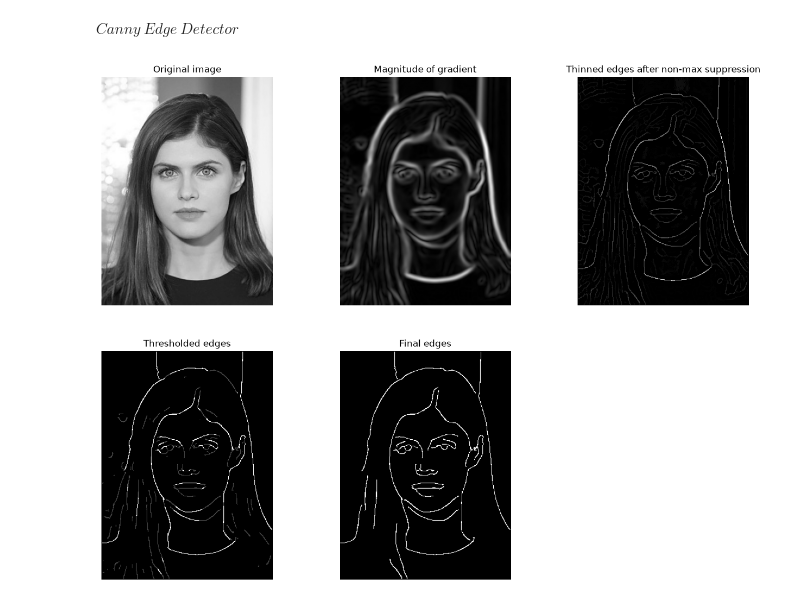
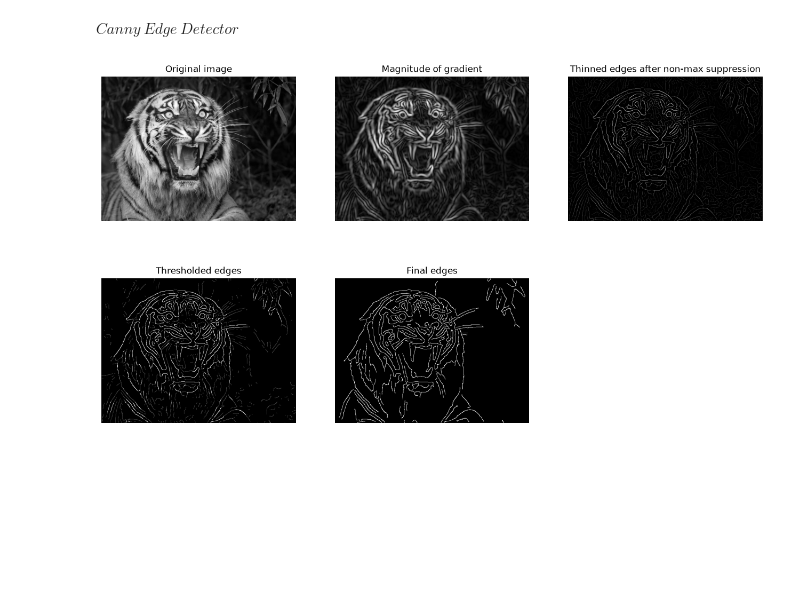
Before and after one commit to codingNR29/Image-processing, a Jupyter notebook: 04 Edges, Corners and Blobs.ipynb, the cells around one changed output. Cells and saved outputs as stored; diff of their text form; code cells hidden in the pictures; blank space fills up the shorter version.

Commit message:
Tiger image looks better :)

```diff
--- a/04 Edges, Corners and Blobs.ipynb
+++ b/04 Edges, Corners and Blobs.ipynb
@@ -129,7 +129,7 @@ plt.show()
 $Canny\ Edge\ Detector$
 # %%
 #Loaging the image
-im_new = cv.imread('images/Alexandra.jpg', cv.IMREAD_GRAYSCALE)
+im_new = cv.imread('images/Tiger.jpg', cv.IMREAD_GRAYSCALE)
 assert im_new is not None
 
 sigma = 1.5
@@ -287,32 +287,32 @@ def linking(thresholded_img, strong = 255, weak = 75):
                     edges[ni, nj] = strong
 
                     #Add to the queue
                     queue.append((ni, nj))
 
     return edges
 
 #Calling the linking function
 im_edgs = linking(im_thresh, strong, weak)
 
-fig, ax = plt.subplots(2, 3, figsize = (16, 12))
+fig, ax = plt.subplots(2, 3, figsize = (16, 9))
 ax[0, 0].imshow(im_new, cmap = 'grey', vmin = 0, vmax = 255)
 ax[0, 0].set_title("Original image")
 
 ax[0, 1].imshow(im_mag_norm, cmap = 'grey', vmin = 0, vmax = 255)
 ax[0, 1].set_title("Magnitude of gradient")
 
 ax[0, 2].imshow(im_nms, cmap = 'grey', vmin = 0, vmax = 255)
 ax[0, 2].set_title("Thinned edges after non-max suppression")
 
 ax[1, 0].imshow(im_thresh, cmap = 'grey', vmin = 0, vmax = 255)
 ax[1, 0].set_title("Thresholded edges")
 
 ax[1, 1].imshow(im_edgs, cmap = 'grey', vmin = 0, vmax = 255)
 ax[1, 1].set_title("Final edges")
 
 for a in ax.ravel():
     a.axis('off')
 
 plt.show()
 # %% [output]
-[figure, old version]
+[figure, new version]
```
